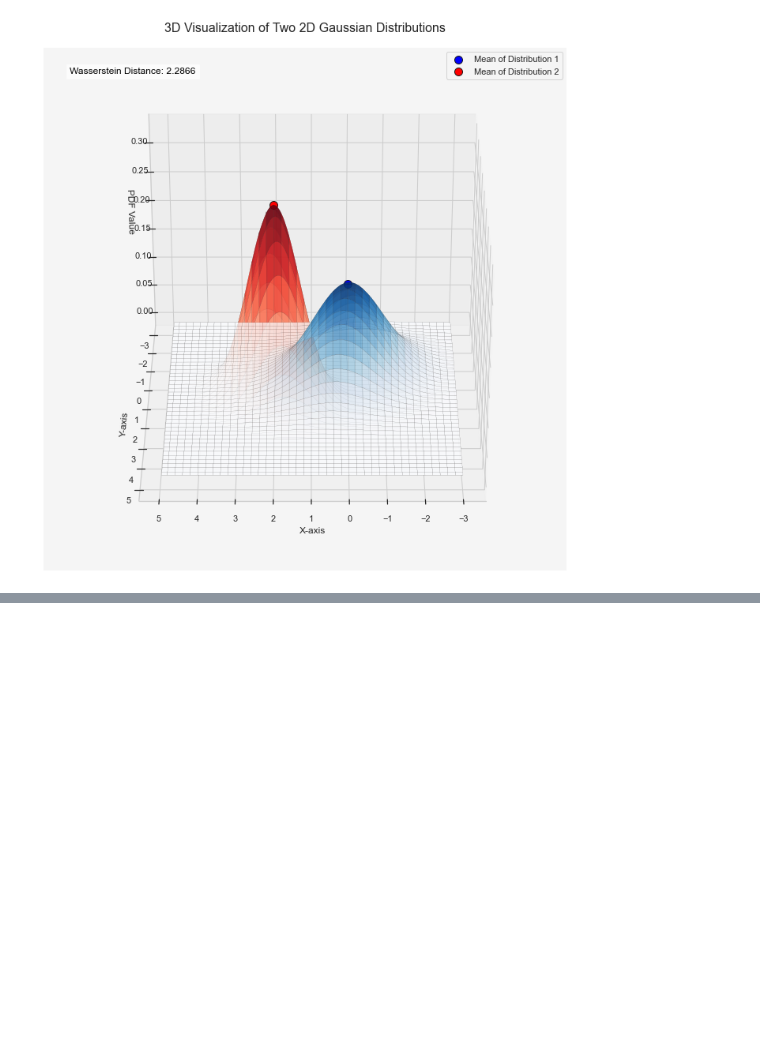
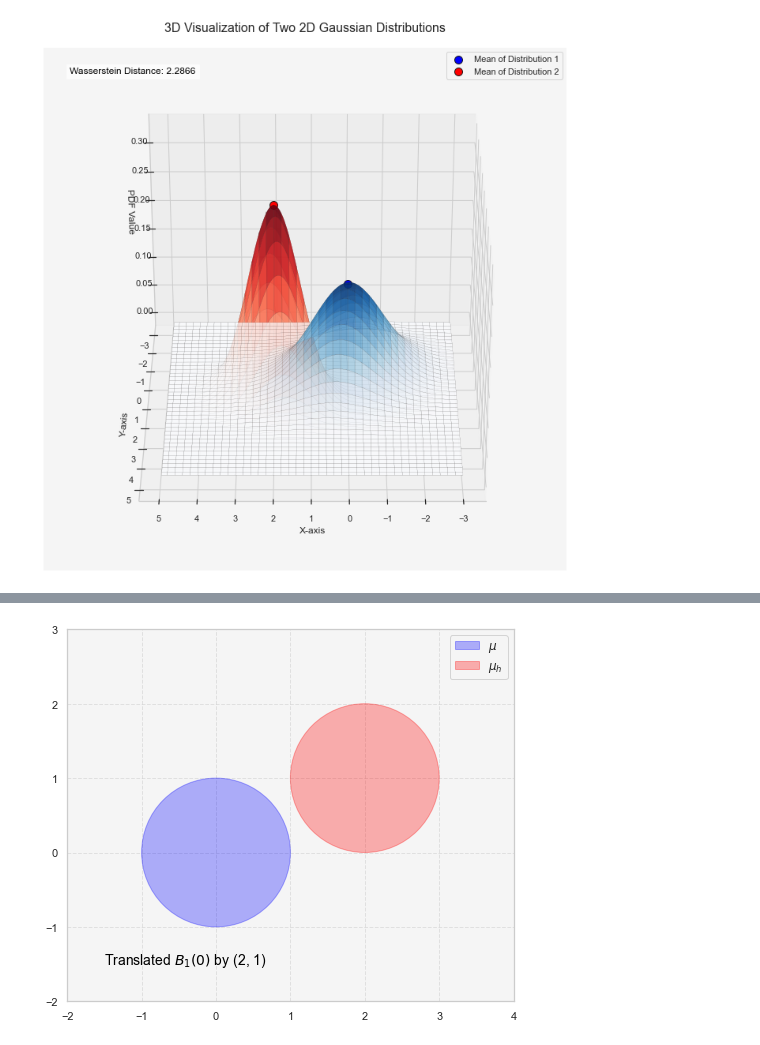
Before and after one commit to Mullerio/Optimal-Transport-Seminar, a Jupyter notebook: test.ipynb, the cells around one changed output, grey strips where cells are left out. Saved outputs shown, nothing was run; the diff lists cells and outputs as text; code cells hidden in the pictures; blank space fills up the shorter version.

```diff
--- a/test.ipynb
+++ b/test.ipynb
@@ -151,0 +152,31 @@ plt.show()
+# %%
+def plot_translated_balls(center, radius, h, label1, label2):
+    center_translated = (center[0] + h[0], center[1] + h[1])
+
+    fig, ax = plt.subplots(figsize=(8, 8))
+
+    circle1 = plt.Circle(center, radius, color='blue', alpha=0.3, label=label1)
+    ax.add_patch(circle1)
+
+    # Plot the translated ball
+    circle2 = plt.Circle(center_translated, radius, color='red', alpha=0.3, label=label2)
+    ax.add_patch(circle2)
+
+    all_x = [center[0] - radius, center[0] + radius, center_translated[0] - radius, center_translated[0] + radius]
+    all_y = [center[1] - radius, center[1] + radius, center_translated[1] - radius, center_translated[1] + radius]
+    ax.set_xlim(min(all_x) - 1, max(all_x) + 1)
+    ax.set_ylim(min(all_y) - 1, max(all_y) + 1)
+    ax.set_aspect('equal')
+
+    ax.grid(True, linestyle='--', alpha=0.5)
+
+    ax.legend(fontsize=12, loc='upper right')
+    ax.text(-1.5, -1.5, f'Translated ' r'$B_1(0)$' f' by {h}', fontsize=14, color='black')
+    plt.show()
+
+plot_translated_balls(
+    center=(0, 0), radius=1, h=(2, 1),
+    label1=r'$\mu$', label2=r'$\mu_h$'
+)
+# %% [output]
+[figure, added]
```
Also changed, not shown: parts of 1 cell of this notebook, 6 other files.
